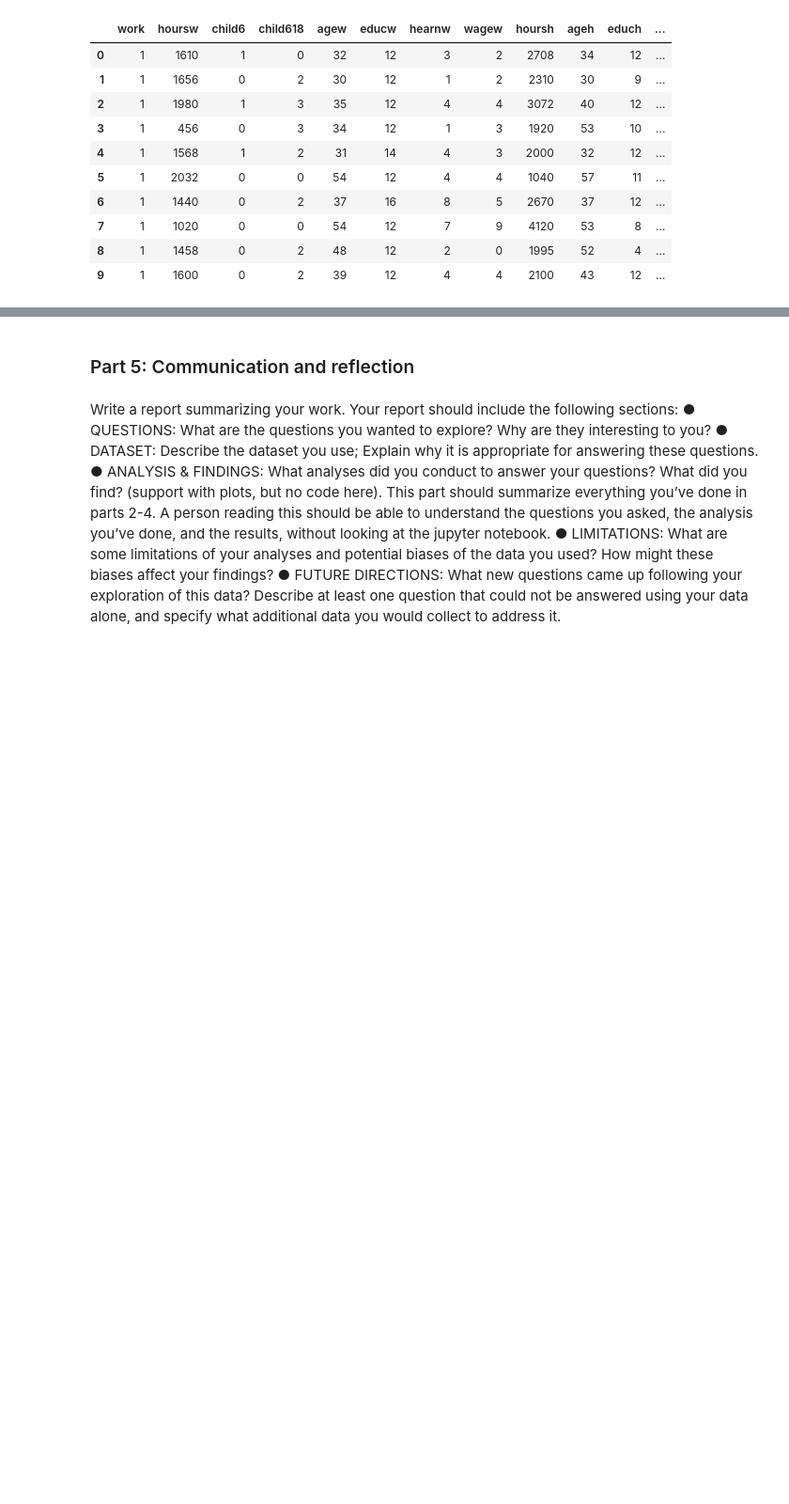
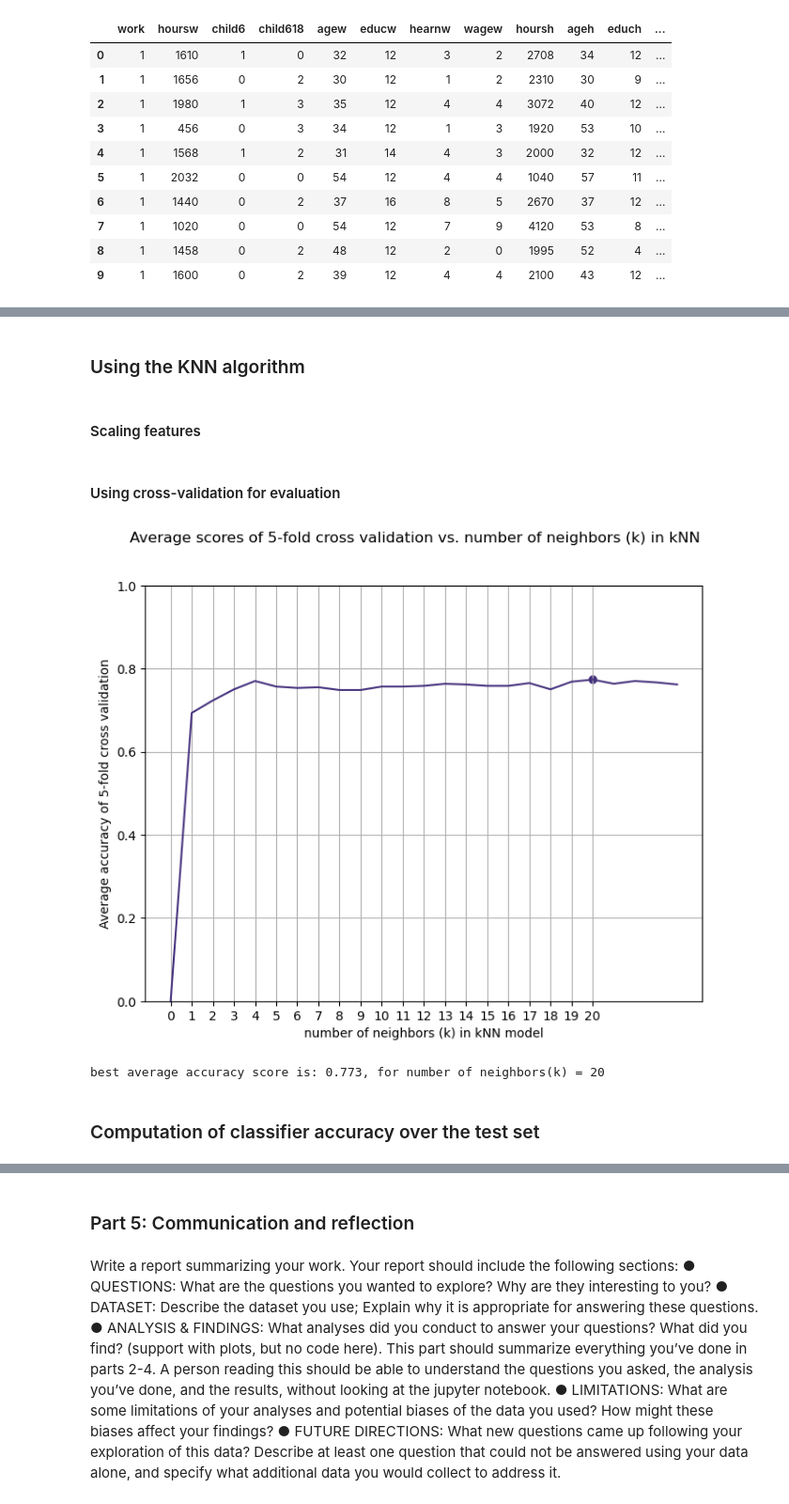
Before and after one commit to LiorBenSidi/Mini-Project, a Jupyter notebook: Mini-Project.ipynb, the cells around one changed output, grey strips where cells are left out. Shown at 94% size. Drawn from its saved outputs; the diff is of its cells as text; code cells hidden in the pictures; blank space fills up the shorter version.

```diff
--- a/Mini-Project.ipynb
+++ b/Mini-Project.ipynb
@@ -643,0 +673,3 @@ plt.show()
+# %%
+encoded_df = df_trimmed[['needs_help','agew','wageh','wagew']]
+encoded_df
@@ -643,0 +690,43 @@ plt.show()
+# %% [markdown]
+### Using the KNN algorithm
+# %%
+X = encoded_df.iloc[:, 1:]  # features
+Y = encoded_df.iloc[:, 0]  # labels
+
+X_train, X_test, Y_train, Y_test = train_test_split(X, Y, test_size=0.20)
+# %% [markdown]
+#### Scaling features
+# %%
+from sklearn.preprocessing import MinMaxScaler
+
+scaler = MinMaxScaler()
+scaled_X_train = scaler.fit_transform(X_train)
+scaled_X_test = scaler.transform(X_test)
+# %% [markdown]
+#### Using cross-validation for evaluation
+# %%
+k_avg_score = np.zeros(25)
+for k in range(1, 25):
+    knn_model = KNeighborsClassifier(n_neighbors=k)
+    cv_scores = cross_val_score(knn_model, scaled_X_train, Y_train, cv=5)
+    k_avg_score[k] = cv_scores.mean()
+# %%
+
+fig, ax = plt.subplots()
+ax.plot(k_avg_score)
+ax.set_xticks(np.arange(0, 21))
+ax.set_ylim(0, 1)
+ax.scatter(np.argmax(k_avg_score), np.max(k_avg_score))  # argmax returns the index of the maximum value
+fig.set_size_inches(8, 6)
+fig.suptitle('Average scores of 5-fold cross validation vs. number of neighbors (k) in kNN')
+ax.set_xlabel('number of neighbors (k) in kNN model')
+ax.set_ylabel('Average accuracy of 5-fold cross validation')
+plt.grid()
+# %% [output]
+[figure, added]
+# %%
+print(f"best average accuracy score is: {round(np.max(k_avg_score),3)}, for number of neighbors(k) = {np.argmax(k_avg_score)}")
+# %% [output]
+best average accuracy score is: 0.773, for number of neighbors(k) = 20
+# %% [markdown]
+### Computation of classifier accuracy over the test set
```
Also changed, not shown: parts of 32 cells of this notebook, 3 other files.
